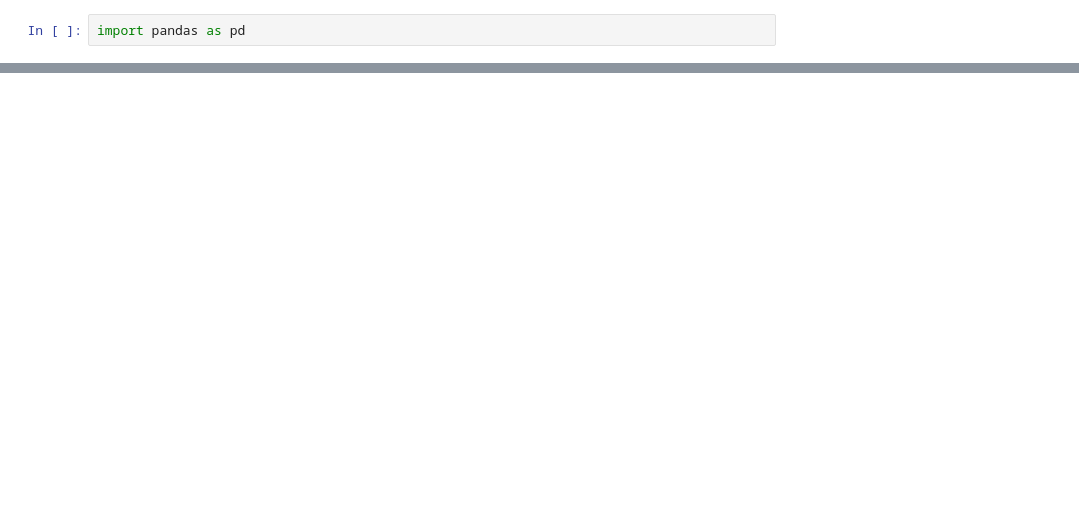
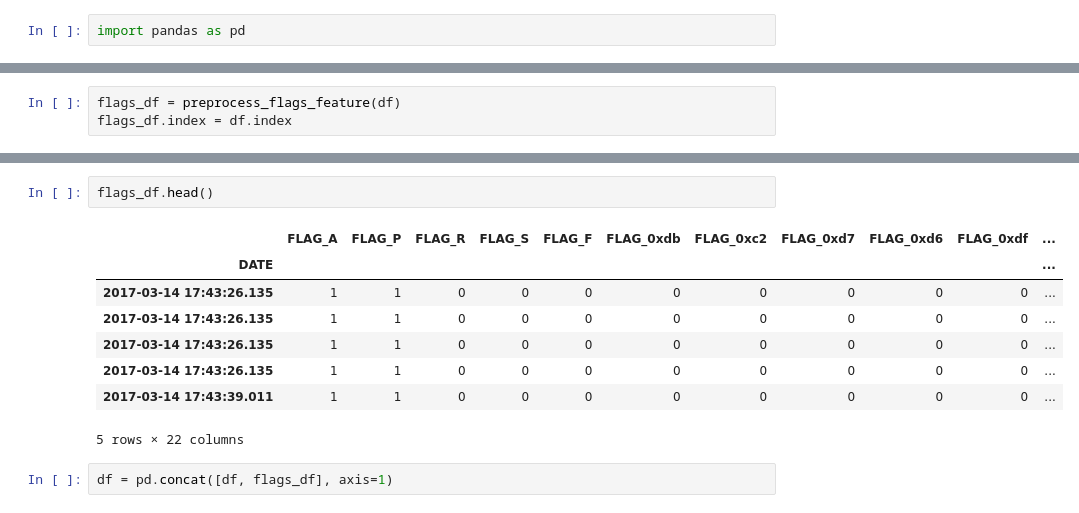
Before and after one commit to drissgddm/ids-ml, a Jupyter notebook: notebooks/netflow-2-explore_data.ipynb, the cells around one changed output, grey strips where cells are left out. Drawn from its saved outputs; the diff is of its cells as text; blank space fills up the shorter version.

```diff
--- a/notebooks/netflow-2-explore_data.ipynb
+++ b/notebooks/netflow-2-explore_data.ipynb
@@ -15,0 +191,3 @@ df.head()
+# %%
+flags_df = preprocess_flags_feature(df)
+flags_df.index = df.index
@@ -15,0 +203,13 @@ df.head()
+# %%
+flags_df.head()
+# %% [output]
+|  | FLAG_A | FLAG_P | FLAG_R | FLAG_S | FLAG_F | FLAG_0xdb | FLAG_0xc2 | FLAG_0xd7 | FLAG_0xd6 | FLAG_0xdf | ... |
+| DATE |  |  |  |  |  |  |  |  |  |  | ... |
+| 2017-03-14 17:43:26.135 | 1 | 1 | 0 | 0 | 0 | 0 | 0 | 0 | 0 | 0 | ... |
+| 2017-03-14 17:43:26.135 | 1 | 1 | 0 | 0 | 0 | 0 | 0 | 0 | 0 | 0 | ... |
+| 2017-03-14 17:43:26.135 | 1 | 1 | 0 | 0 | 0 | 0 | 0 | 0 | 0 | 0 | ... |
+| 2017-03-14 17:43:26.135 | 1 | 1 | 0 | 0 | 0 | 0 | 0 | 0 | 0 | 0 | ... |
+| 2017-03-14 17:43:39.011 | 1 | 1 | 0 | 0 | 0 | 0 | 0 | 0 | 0 | 0 | ... |
+5 rows × 22 columns
+# %%
+df = pd.concat([df, flags_df], axis=1)
```
Also changed, not shown: parts of 23 cells of this notebook, 6 other files.
